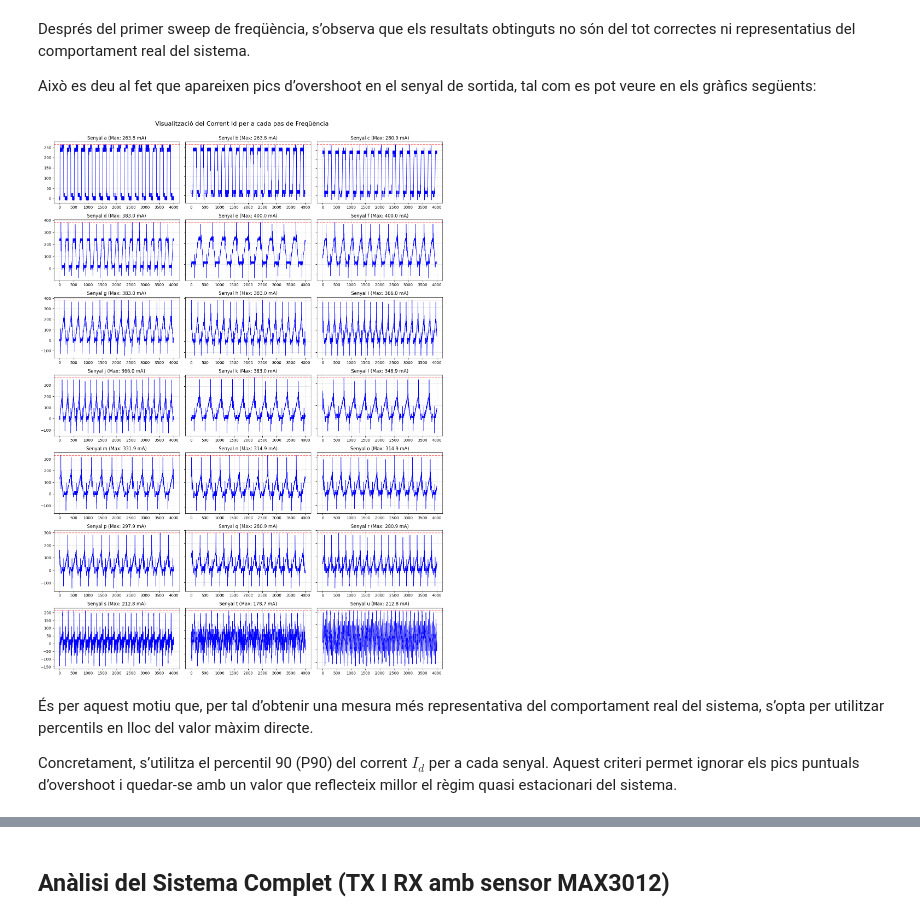
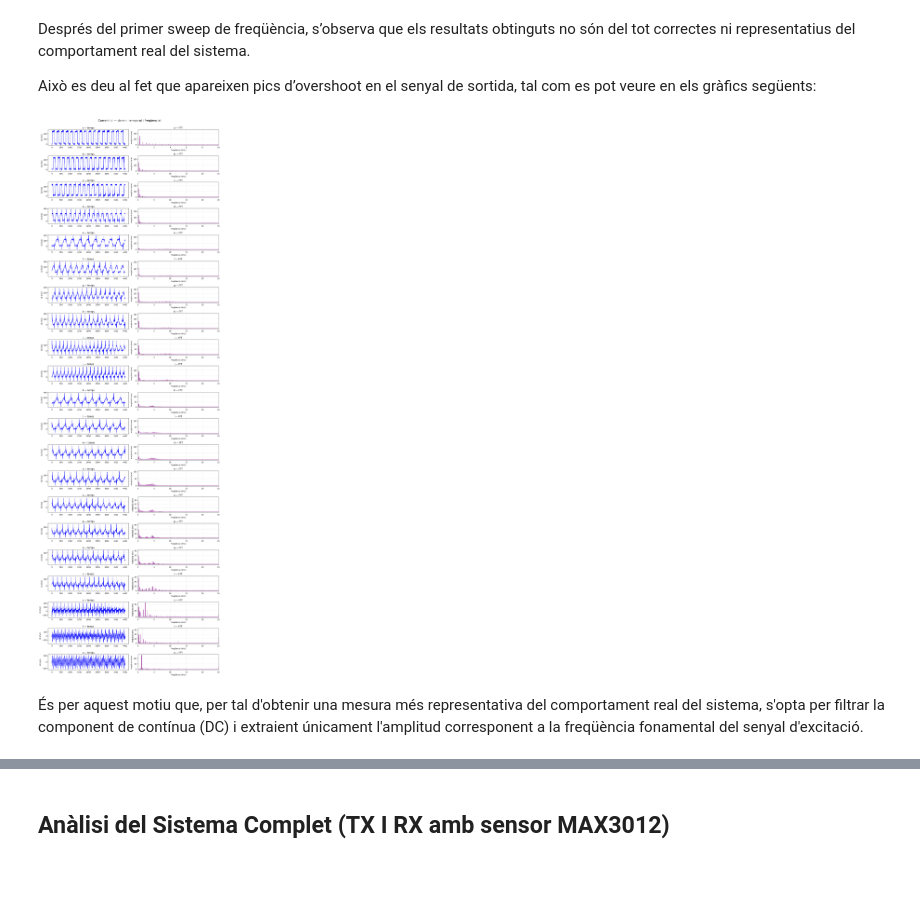
Before and after one commit to nara3205/TFG-TELECOS, a Jupyter notebook: analisi.ipynb, the cells around one changed output, grey strips where cells are left out. Drawn from its saved outputs; the diff is of its cells as text; code cells hidden in the pictures; blank space fills up the shorter version.

```diff
--- a/analisi.ipynb
+++ b/analisi.ipynb
@@ -139,25 +140,47 @@ Després del primer sweep de freqüència, s’observa que els resultats obtingu
 Això es deu al fet que apareixen pics d’overshoot en el senyal de sortida, tal com es pot veure en els gràfics següents:
 # %%
 
-fig, axes = plt.subplots(nrows=7, ncols=3, figsize=(15, 20))
-axes = axes.flatten()
+# EXPERIMENT A REPETRIR PK NO VIAG AMPUNTAR LES SAMPLING RATES
+fs = 50000 #de l'oscil.loscopi
+max_currents = []
+fig, axes = plt.subplots(nrows=len(senyals), ncols=2, figsize=(14, len(senyals) * 2))
+for i, (senyal, freq) in enumerate(zip(senyals, freqs)):
+    v_mesurada = np.loadtxt(f"fitxers/BW/{senyal}_neta.csv", delimiter=',')
+    signal_Id  = ((5 - v_mesurada) / resistencia) * 1000
+    N  = len(signal_Id)
 
-for i, senyal in enumerate(senyals):
-    v_mesurada = np.loadtxt(f"fitxers/BW/{senyal}_neta.csv", delimiter=',')
-    signal_Id = ((5 - v_mesurada) / resistencia) * 1000
-    axes[i].plot(signal_Id, color='blue', linewidth=1)
-    valor_max = np.max(signal_Id)
-    axes[i].axhline(y=valor_max, color='red', linestyle='--', alpha=0.5)
-    axes[i].set_title(f"Senyal {senyal} (Max: {valor_max:.1f} mA)")
-    axes[i].grid(True, alpha=0.3)
-    if i % 3 != 0: axes[i].set_yticklabels([])
+    # --- time domain ---
+    ax_t = axes[i, 0]
+    ax_t.plot(signal_Id, color='blue', linewidth=1)
+    ax_t.set_title(f"{senyal} — temps")
+    ax_t.set_ylabel("Id (mA)")
+    ax_t.grid(True, alpha=0.3)
+
+    # --- FFT ---
+    ax_f = axes[i, 1]
+    spectrum  = np.abs(np.fft.rfft(signal_Id))
+    freqs_fft = np.fft.rfftfreq(N, d=1/fs)
+    amplitude = 2 * spectrum / N
+
+    idx_fund = np.argmin(np.abs(freqs_fft - freq))
+    valor_estable = amplitude[idx_fund]
+
+    max_currents.append(valor_estable)
+
+    ax_f.plot(freqs_fft / 1e3, amplitude, color='purple', linewidth=1)  # x in kHz
+
+    ax_f.set_title(f"{senyal} — FFT")
+    ax_f.set_xlabel("Freqüència (kHz)")
+    ax_f.set_ylabel("Amplitud (mA)")
+    ax_f.set_xlim(0, min(freqs_fft[-1] / 1e3, freq * 10 / 1e3))
+    ax_f.grid(True, alpha=0.3)
 
 plt.tight_layout()
-plt.suptitle("Visualització del Corrent Id per a cada pas de Freqüència", fontsize=16, y=1.02)
+plt.suptitle("Corrent Id — domini temporal i freqüencial", fontsize=16, y=1.01)
 plt.show()
+
+# UN COP TINGUI TOTS ELS VALORS ESTABLES, JA ES POT FER EL PLOT DE BANDA AMB AQUESTS VALORS
 # %% [output]
-[figure, old version]
+[figure, new version]
 # %% [markdown]
-És per aquest motiu que, per tal d’obtenir una mesura més representativa del comportament real del sistema, s’opta per utilitzar percentils en lloc del valor màxim directe.
-
-Concretament, s’utilitza el percentil 90 (P90) del corrent $I_d$ per a cada senyal. Aquest criteri permet ignorar els pics puntuals d’overshoot i quedar-se amb un valor que reflecteix millor el règim quasi estacionari del sistema.
+És per aquest motiu que, per tal d'obtenir una mesura més representativa del comportament real del sistema, s'opta per filtrar la component de contínua (DC) i extraient únicament l'amplitud corresponent a la freqüència fonamental del senyal d'excitació.
```
Also changed, not shown: parts of 2 cells of this notebook.
